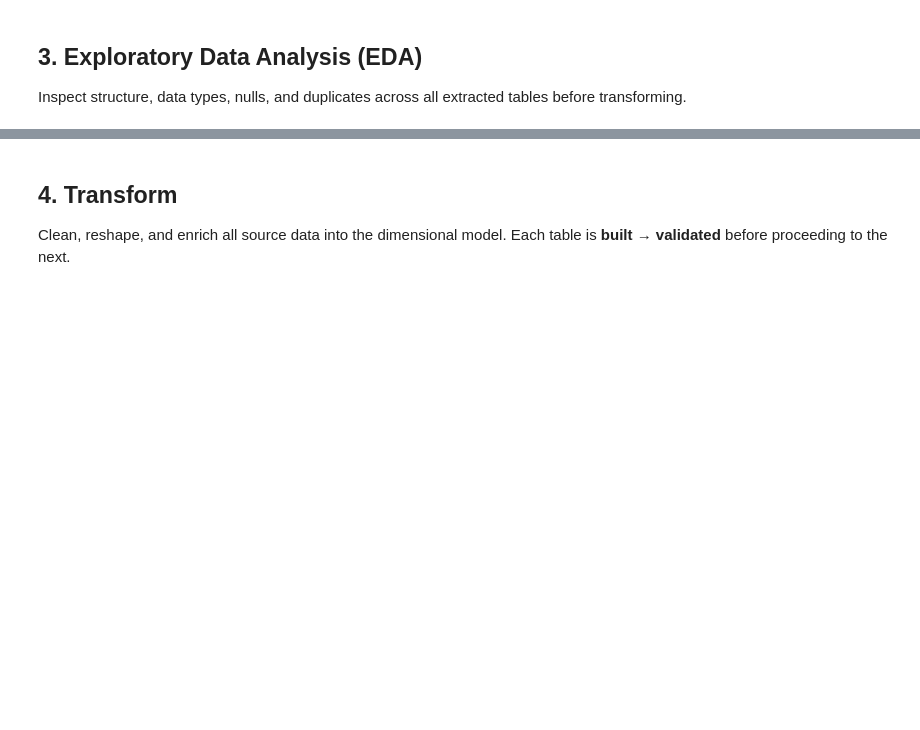
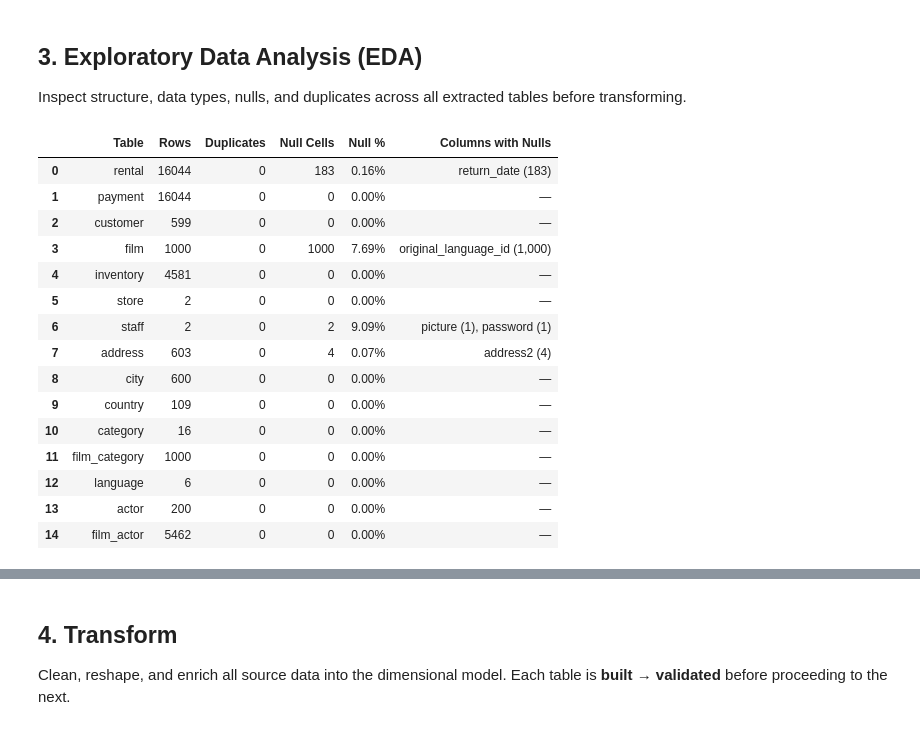
Before and after one commit to AboodJamal/movie-rental-data-warehouse, a Jupyter notebook: ETL_MovieRental_DW.ipynb, the cells around one changed output, grey strips where cells are left out. Cells and saved outputs as stored; diff of their text form; code cells hidden in the pictures; blank space fills up the shorter version.

```diff
--- a/ETL_MovieRental_DW.ipynb
+++ b/ETL_MovieRental_DW.ipynb
@@ -97,15 +139,49 @@ print(f"  {'TOTAL':<14} {sum(d.shape[0] for d in extracted.values()):>6,}")
 # %% [markdown]
 ## 3. Exploratory Data Analysis (EDA)
 Inspect structure, data types, nulls, and duplicates across all extracted tables before transforming.
-# %%
-# ── Null and duplicate summary across all source tables ─────────────────────
-print(f"{'Table':<16} {'Duplicates':>12}  {'Total Nulls':>12}")
-print("─" * 44)
-for name, df in extracted.items():
-    dups  = df.duplicated().sum()
-    nulls = df.isnull().sum().sum()
-    flag  = " ⚠" if nulls > 0 else "  ✓"
-    print(f"{flag} {name:<14} {dups:>12,}  {nulls:>12,}")
+# %%
+# ── Null and duplicate summary across all source tables ─────────────────────
+summary_data = []
+for name, df in extracted.items():
+    rows  = len(df)
+    dups  = df.duplicated().sum()
+    nulls = df.isnull().sum().sum()
+    total_cells = df.size  # rows × columns
+    null_pct = (nulls / total_cells * 100) if total_cells > 0 else 0
+
+    # Find columns with nulls and their counts
+    null_cols = df.isnull().sum()
+    null_cols = null_cols[null_cols > 0].sort_values(ascending=False)
+    null_info = ", ".join([f"{col} ({count:,})" for col, count in null_cols.items()]) if len(null_cols) > 0 else "—"
+
+    summary_data.append({
+        'Table': name,
+        'Rows': rows,
+        'Duplicates': dups,
+        'Null Cells': nulls,
+        'Null %': f"{null_pct:.2f}%",
+        'Columns with Nulls': null_info
+    })
+
+summary_df = pd.DataFrame(summary_data)
+display(summary_df)
+# %% [output]
+|  | Table | Rows | Duplicates | Null Cells | Null % | Columns with Nulls |
+| 0 | rental | 16044 | 0 | 183 | 0.16% | return_date (183) |
+| 1 | payment | 16044 | 0 | 0 | 0.00% | — |
+| 2 | customer | 599 | 0 | 0 | 0.00% | — |
+| 3 | film | 1000 | 0 | 1000 | 7.69% | original_language_id (1,000) |
+| 4 | inventory | 4581 | 0 | 0 | 0.00% | — |
+| 5 | store | 2 | 0 | 0 | 0.00% | — |
+| 6 | staff | 2 | 0 | 2 | 9.09% | picture (1), password (1) |
+| 7 | address | 603 | 0 | 4 | 0.07% | address2 (4) |
+| 8 | city | 600 | 0 | 0 | 0.00% | — |
+| 9 | country | 109 | 0 | 0 | 0.00% | — |
+| 10 | category | 16 | 0 | 0 | 0.00% | — |
+| 11 | film_category | 1000 | 0 | 0 | 0.00% | — |
+| 12 | language | 6 | 0 | 0 | 0.00% | — |
+| 13 | actor | 200 | 0 | 0 | 0.00% | — |
+| 14 | film_actor | 5462 | 0 | 0 | 0.00% | — |
 # %%
 # ── Inspect core fact source: rental ────────────────────────────────────────
 print("rental table — first 5 rows:")
```
Also changed, not shown: parts of 7 cells of this notebook.
